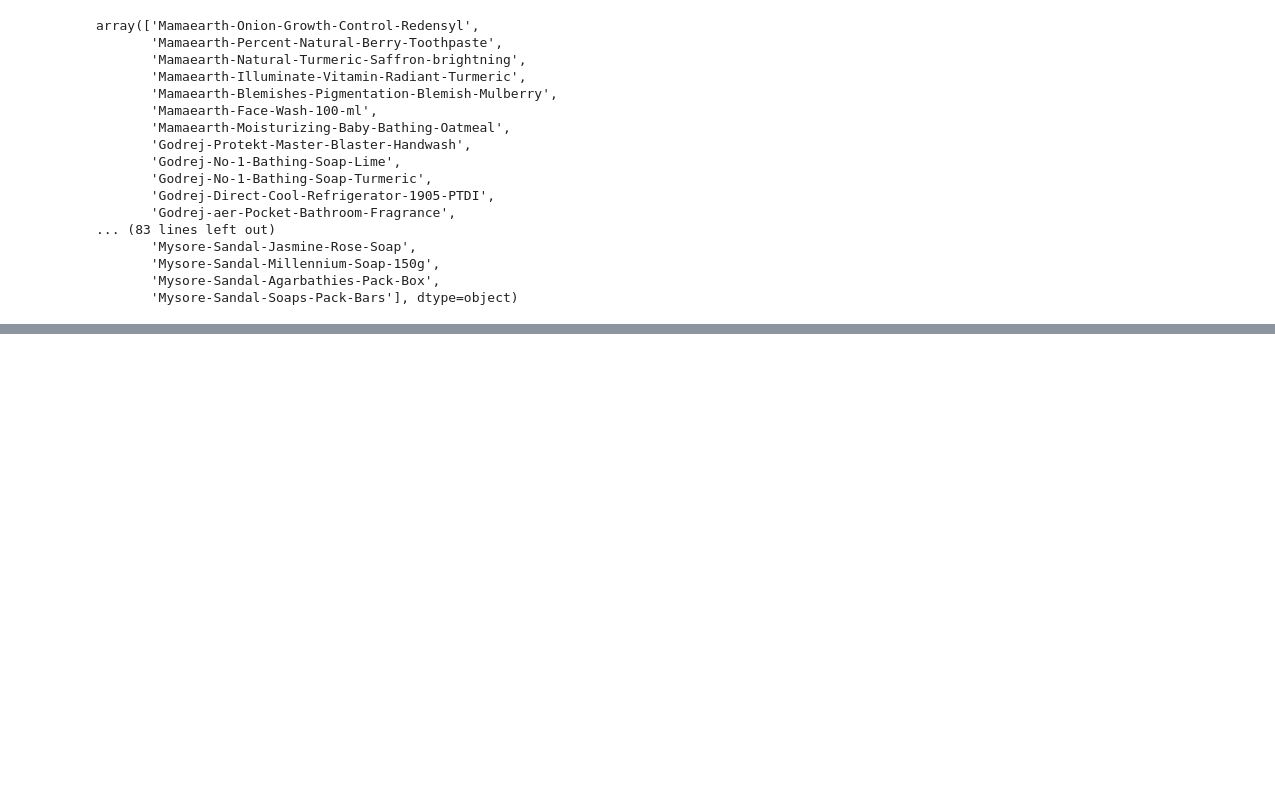
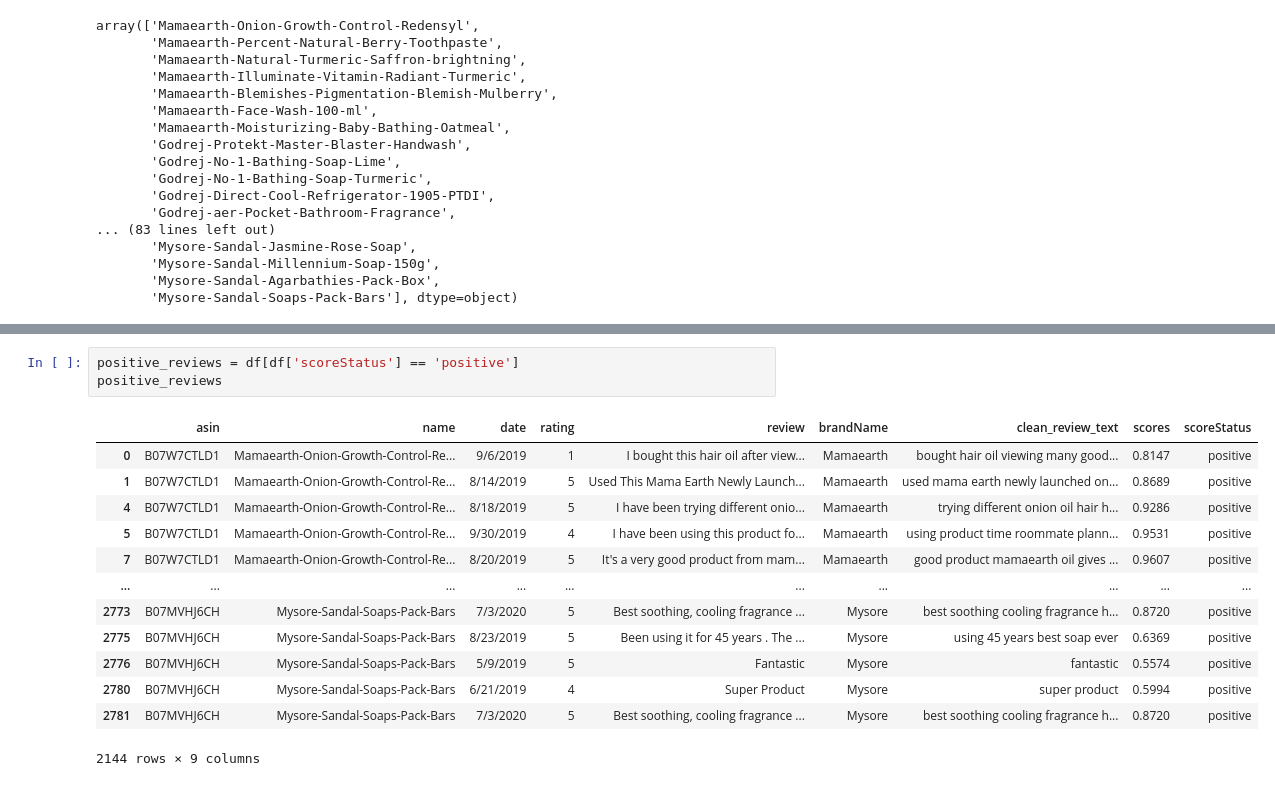
Before and after one commit to kshitij0209ag/Data-Science-Project_11_FEB_2022, a Jupyter notebook: Amazon_sentimental_Analysis.ipynb, the cells around one changed output, grey strips where cells are left out. Cells and saved outputs as stored; diff of their text form; blank space fills up the shorter version.

```diff
--- a/Amazon_sentimental_Analysis.ipynb
+++ b/Amazon_sentimental_Analysis.ipynb
@@ -332,0 +343,17 @@ SyntaxError: invalid syntax (<ipython-input-157-566ead792a1e>, line 1)
+# %%
+positive_reviews = df[df['scoreStatus'] == 'positive']
+positive_reviews
+# %% [output]
+|  | asin | name | date | rating | review | brandName | clean_review_text | scores | scoreStatus |
+| 0 | B07W7CTLD1 | Mamaearth-Onion-Growth-Control-Re... | 9/6/2019 | 1 | I bought this hair oil after view... | Mamaearth | bought hair oil viewing many good... | 0.8147 | positive |
+| 1 | B07W7CTLD1 | Mamaearth-Onion-Growth-Control-Re... | 8/14/2019 | 5 | Used This Mama Earth Newly Launch... | Mamaearth | used mama earth newly launched on... | 0.8689 | positive |
+| 4 | B07W7CTLD1 | Mamaearth-Onion-Growth-Control-Re... | 8/18/2019 | 5 | I have been trying different onio... | Mamaearth | trying different onion oil hair h... | 0.9286 | positive |
+| 5 | B07W7CTLD1 | Mamaearth-Onion-Growth-Control-Re... | 9/30/2019 | 4 | I have been using this product fo... | Mamaearth | using product time roommate plann... | 0.9531 | positive |
+| 7 | B07W7CTLD1 | Mamaearth-Onion-Growth-Control-Re... | 8/20/2019 | 5 | It's a very good product from mam... | Mamaearth | good product mamaearth oil gives ... | 0.9607 | positive |
+| ... | ... | ... | ... | ... | ... | ... | ... | ... | ... |
+| 2773 | B07MVHJ6CH | Mysore-Sandal-Soaps-Pack-Bars | 7/3/2020 | 5 | Best soothing, cooling fragrance ... | Mysore | best soothing cooling fragrance h... | 0.8720 | positive |
+| 2775 | B07MVHJ6CH | Mysore-Sandal-Soaps-Pack-Bars | 8/23/2019 | 5 | Been using it for 45 years . The ... | Mysore | using 45 years best soap ever | 0.6369 | positive |
+| 2776 | B07MVHJ6CH | Mysore-Sandal-Soaps-Pack-Bars | 5/9/2019 | 5 | Fantastic | Mysore | fantastic | 0.5574 | positive |
+| 2780 | B07MVHJ6CH | Mysore-Sandal-Soaps-Pack-Bars | 6/21/2019 | 4 | Super Product | Mysore | super product | 0.5994 | positive |
+| 2781 | B07MVHJ6CH | Mysore-Sandal-Soaps-Pack-Bars | 7/3/2020 | 5 | Best soothing, cooling fragrance ... | Mysore | best soothing cooling fragrance h... | 0.8720 | positive |
+2144 rows × 9 columns
```
Also changed, not shown: parts of 9 cells of this notebook.
